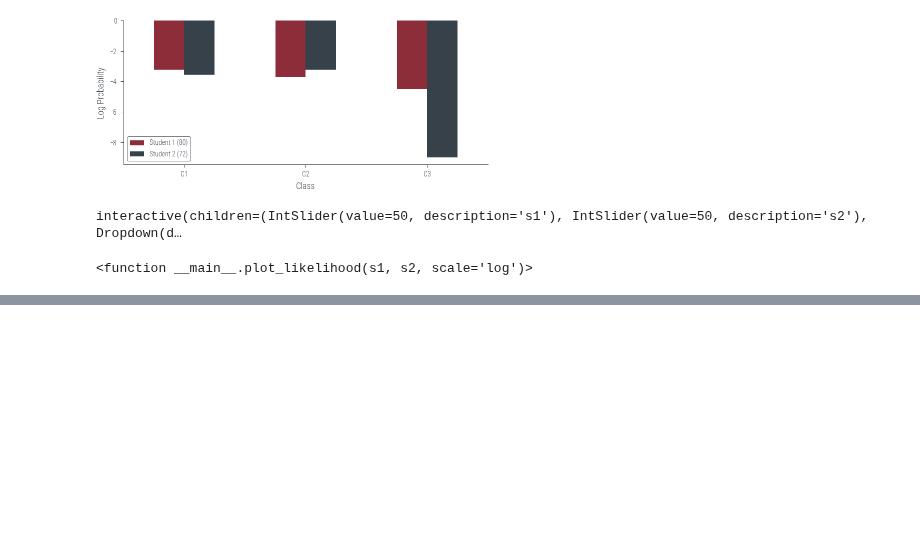
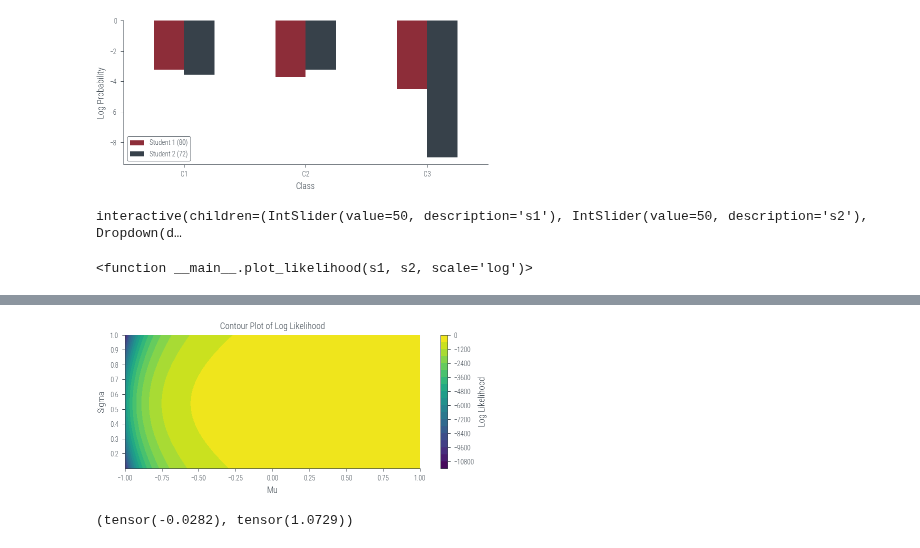
Before and after one commit to nipunbatra/pml-teaching, a Jupyter notebook: notebooks/mle-univariate.ipynb, the cells around one changed output, grey strips where cells are left out. Drawn from its saved outputs; the diff is of its cells as text; code cells hidden in the pictures; blank space fills up the shorter version.

```diff
--- a/notebooks/mle-univariate.ipynb
+++ b/notebooks/mle-univariate.ipynb
@@ -263,0 +319,25 @@ interactive(children=(IntSlider(value=50, description='s1'), IntSlider(value=50,
+# %%
+mus = torch.linspace(-1, 1, 100)
+sigmas = torch.linspace(0.1, 1, 100)
+
+lls = torch.zeros((len(mus), len(sigmas)))
+for i, mu in enumerate(mus):
+    for j, sigma in enumerate(sigmas):
+
+        lls[i, j] = ll(mu, sigma)[1]
+# %%
+X, Y = torch.meshgrid(mus, sigmas)
+#plt.contourf(X, Y, lls.T, levels=list(range(-250, 0, 5)), cmap='viridis')
+plt.contourf(X, Y, lls.T, levels=20, cmap='viridis')
+
+plt.colorbar(label='Log Likelihood')
+plt.xlabel('Mu')
+plt.ylabel('Sigma')
+plt.title('Contour Plot of Log Likelihood')
+plt.show()
+# %% [output]
+[figure, added]
+# %%
+samples.mean(), samples.std()
+# %% [output]
+(tensor(-0.0282), tensor(1.0729))
```
Also changed, not shown: parts of 5 cells of this notebook, 5 other files.
